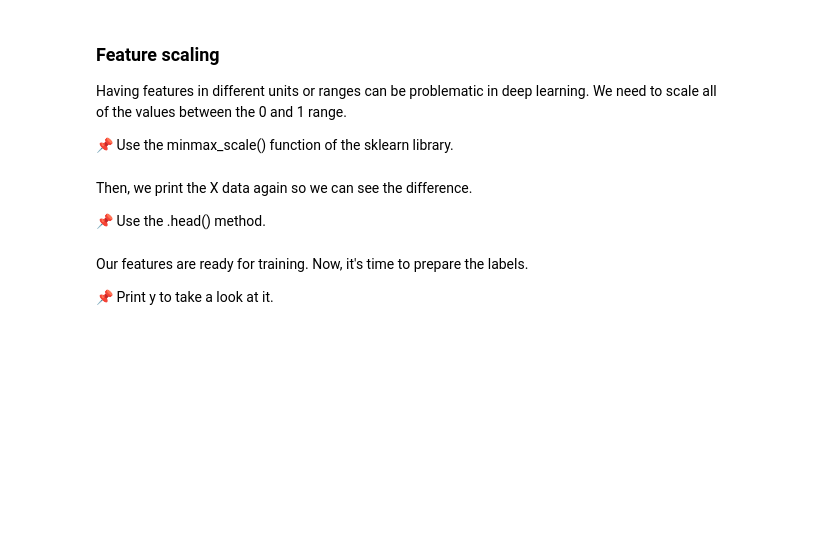
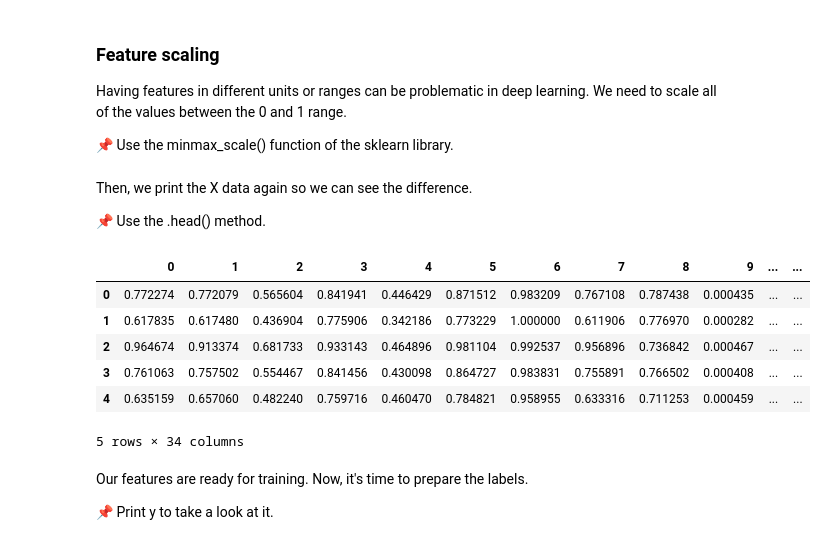
Before and after one commit to gr-uzun/introduction-to-deep-learning, a Jupyter notebook: Guided_Project_1.ipynb, the cells around one changed output. Drawn from its saved outputs; the diff is of its cells as text; code cells hidden in the pictures; blank space fills up the shorter version.

```diff
--- a/Guided_Project_1.ipynb
+++ b/Guided_Project_1.ipynb
@@ -58,9 +58,10 @@ Now that we have a better understanding of our data, let’s split the dataset i
 📌 Create X and y datasets using .drop() and .loc() methods
 # %%
 # Create the features dataset
-
+X = data.drop('Class',axis=1)
 
 # Create the labels dataset
+y = data.loc[:,'Class']
 # %% [markdown]
 ### Feature scaling
 
@@ -69,15 +70,25 @@ Having features in different units or ranges can be problematic in deep learning
 📌 Use the minmax_scale() function of the sklearn library.
 # %%
 # Normalize the features dataset and assign it to a variable
-
+X_scaled = minmax_scale(X)
 
 # Create a DataFrame using the new variable
+X = pd.DataFrame(X_scaled)
 # %% [markdown]
 Then, we print the X data again so we can see the difference.
 
 📌 Use the .head() method.
 # %%
 # Print the newly created DataFrame
+X.head()
+# %% [output]
+|  | 0 | 1 | 2 | 3 | 4 | 5 | 6 | 7 | 8 | 9 | ... | ... |
+| 0 | 0.772274 | 0.772079 | 0.565604 | 0.841941 | 0.446429 | 0.871512 | 0.983209 | 0.767108 | 0.787438 | 0.000435 | ... | ... |
+| 1 | 0.617835 | 0.617480 | 0.436904 | 0.775906 | 0.342186 | 0.773229 | 1.000000 | 0.611906 | 0.776970 | 0.000282 | ... | ... |
+| 2 | 0.964674 | 0.913374 | 0.681733 | 0.933143 | 0.464896 | 0.981104 | 0.992537 | 0.956896 | 0.736842 | 0.000467 | ... | ... |
+| 3 | 0.761063 | 0.757502 | 0.554467 | 0.841456 | 0.430098 | 0.864727 | 0.983831 | 0.755891 | 0.766502 | 0.000408 | ... | ... |
+| 4 | 0.635159 | 0.657060 | 0.482240 | 0.759716 | 0.460470 | 0.784821 | 0.958955 | 0.633316 | 0.711253 | 0.000459 | ... | ... |
+5 rows × 34 columns
 # %% [markdown]
 Our features are ready for training. Now, it's time to prepare the labels.
 
```
Also changed, not shown: parts of 6 cells of this notebook.
